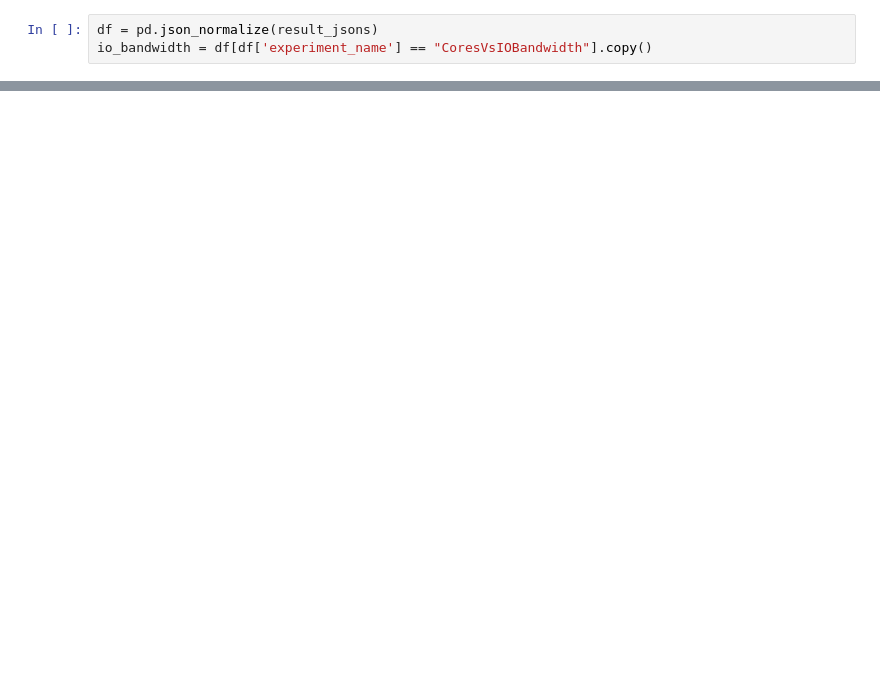
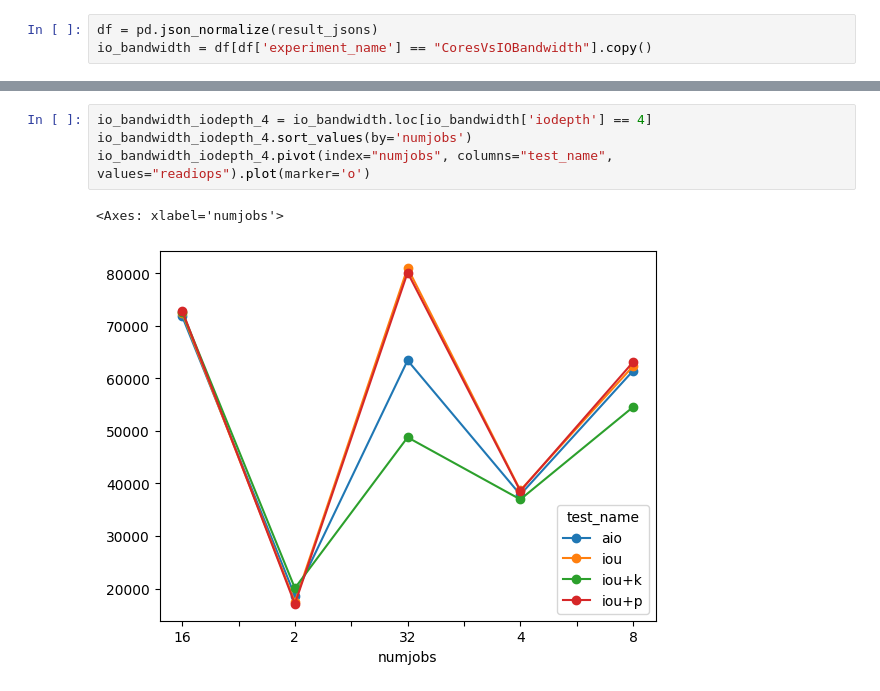
Before and after one commit to muteebakram/io_benchmark, a Jupyter notebook: iobandwidth/iobandwidth.ipynb, the cells around one changed output, grey strips where cells are left out. Cells and saved outputs as stored; diff of their text form; blank space fills up the shorter version.

```diff
--- a/iobandwidth/iobandwidth.ipynb
+++ b/iobandwidth/iobandwidth.ipynb
@@ -73,0 +63,7 @@ io_bandwidth.pivot(index="readiops", columns="test_name", values="median_lat").p
+# %%
+io_bandwidth_iodepth_4 = io_bandwidth.loc[io_bandwidth['iodepth'] == 4]
+io_bandwidth_iodepth_4.sort_values(by='numjobs')
+io_bandwidth_iodepth_4.pivot(index="numjobs", columns="test_name", values="readiops").plot(marker='o')
+# %% [output]
+<Axes: xlabel='numjobs'>
+[figure, added]
```
Also changed, not shown: parts of 8 cells of this notebook, 2 other files.
